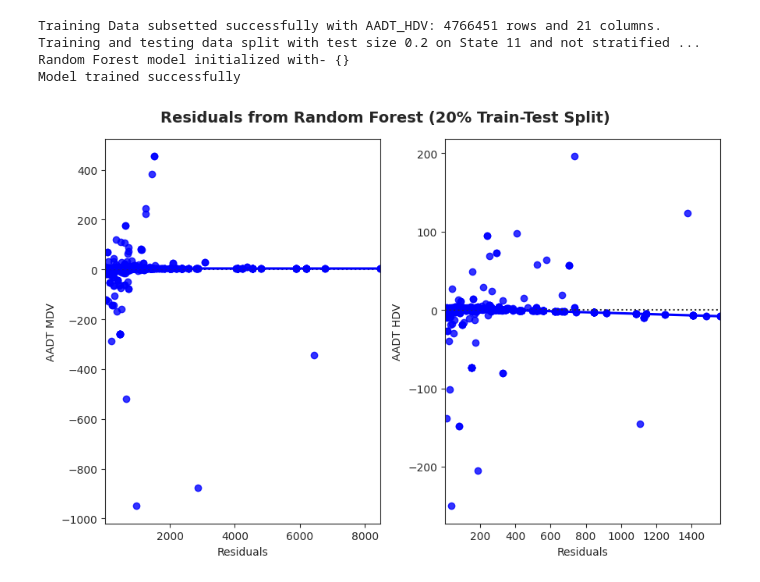
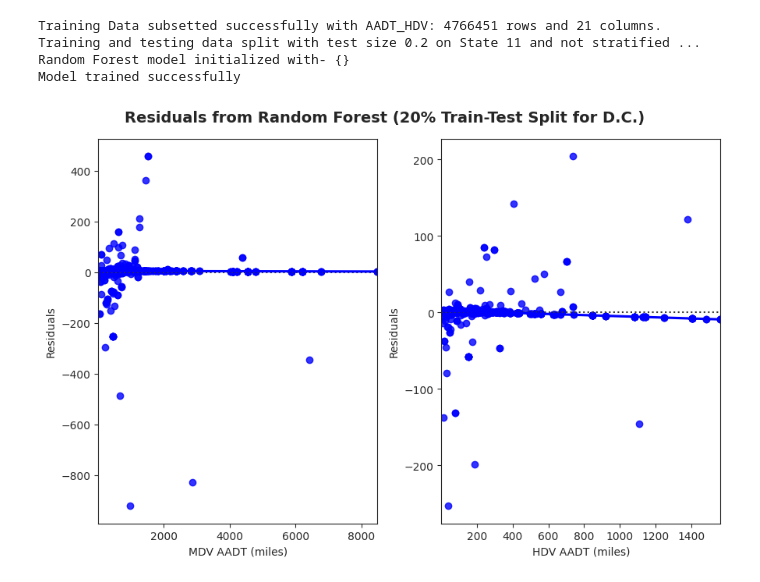
Before and after one commit to aviralchawla/HPMSTrafficData, a Jupyter notebook: src/aadt_ppc.ipynb, the cells around one changed output. Cells and saved outputs as stored; diff of their text form; code cells hidden in the pictures.

Commit message:
correct figs + new plot code

```diff
--- a/src/aadt_ppc.ipynb
+++ b/src/aadt_ppc.ipynb
@@ -179,7 +195,7 @@ Model trained successfully
 # %%
 y_pred_mdv = predictor.model.predict(predictor.X_test)
 y_test_mdv = predictor.y_test
-residuals_mdv = y_test_mdv - y_pred_hdv
+residuals_mdv = y_test_mdv - y_pred_mdv
 # %%
 # HDV
 predictor.response_var = RESPONSE_VARS[1]
@@ -199,28 +215,28 @@ residuals_hdv = y_test_hdv - y_pred_hdv
 # %%
 # Set the style to a nicer font
 sns.set_style("ticks")
 
 # Create the scatter plot
 fig, (ax1, ax2) = plt.subplots(1, 2, figsize=(9, 6))
 
 # Scatter plot for MDV AADT
 sns.residplot(x=y_test_mdv, y=residuals_mdv, lowess=True, color="blue", ax=ax1)
-ax1.set_xlabel('Residuals')
-ax1.set_ylabel('AADT MDV')
+ax1.set_xlabel('MDV AADT (miles)')
+ax1.set_ylabel('Residuals')
 
 # Scatter plot for HDV AADT
 sns.residplot(x=y_test_hdv, y=residuals_hdv, lowess=True, color="blue", ax=ax2)
-ax2.set_xlabel('Residuals')
-ax2.set_ylabel('AADT HDV')
+ax2.set_xlabel('HDV AADT (miles)')
+ax2.set_ylabel('Residuals')
 
 # # Centered title
-fig.suptitle('Residuals from Random Forest (20% Train-Test Split)', fontsize=14, fontweight='bold')
+fig.suptitle('Residuals from Random Forest (20% Train-Test Split for D.C.)', fontsize=14, fontweight='bold')
 
 # Adjust the layout
 plt.tight_layout()
 
 plt.savefig("../figs/aadt_residuals.png")
 # Show the plot
 plt.show()
 # %% [output]
-[figure, old version]
+[figure, new version]
```
Also changed, not shown: parts of 5 cells of this notebook, 5 other files.
